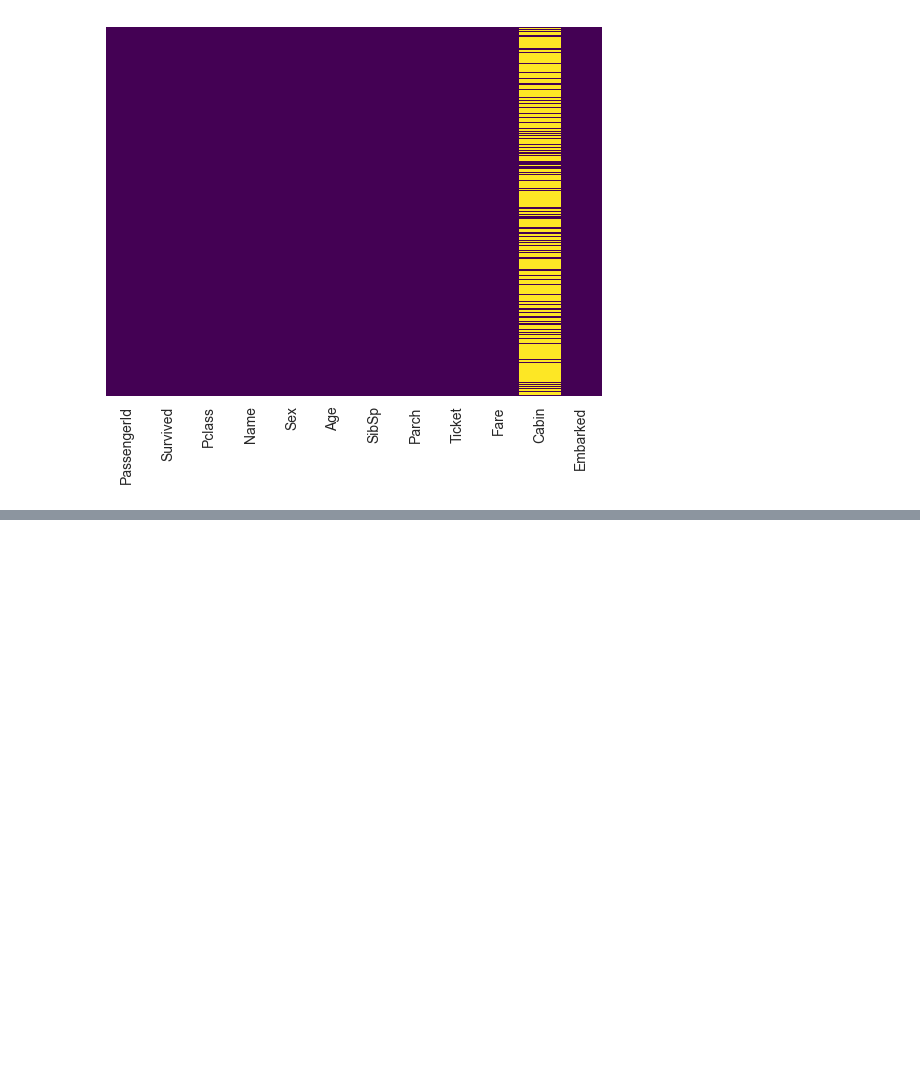
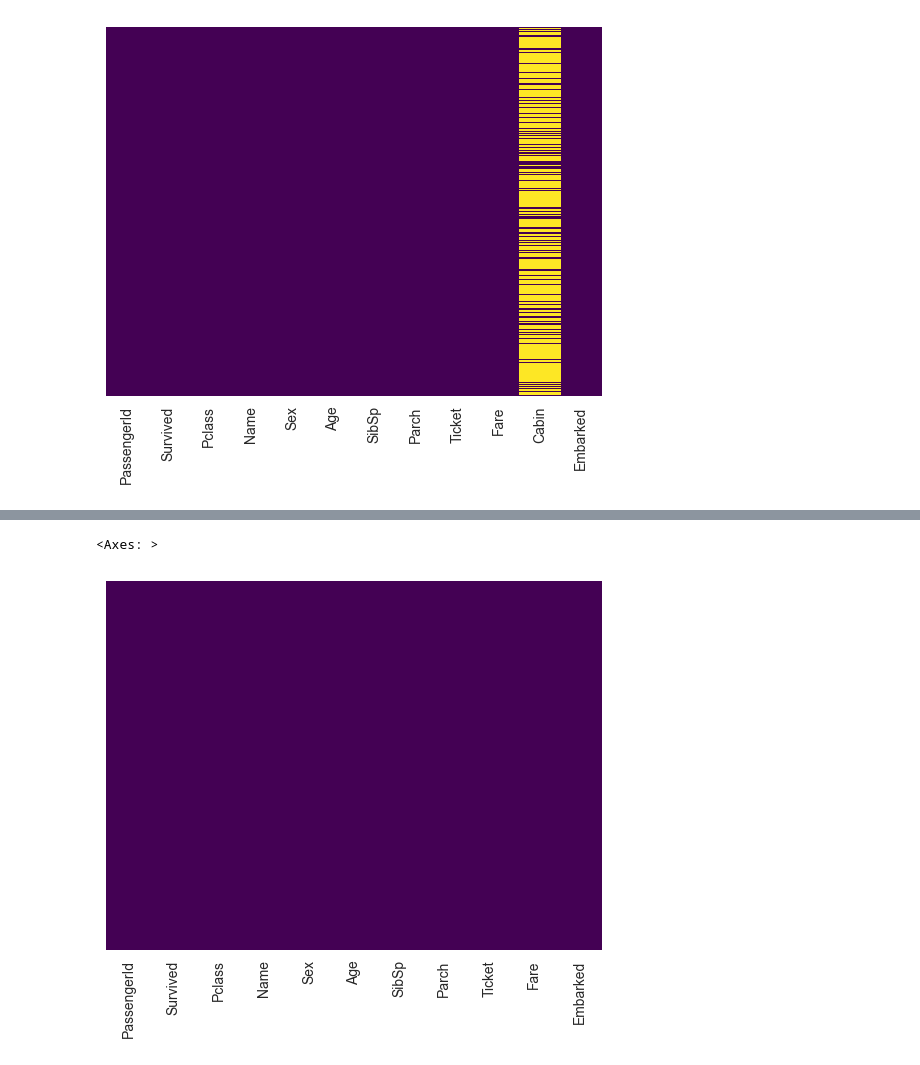
Before and after one commit to shiva-coding-dev/Machine-Learning-Basics, a Jupyter notebook: Exploratory Data Analysis/titanic_train.ipynb, the cells around one changed output, grey strips where cells are left out. Cells and saved outputs as stored; diff of their text form; code cells hidden in the pictures; blank space fills up the shorter version.

```diff
--- a/Exploratory Data Analysis/titanic_train.ipynb
+++ b/Exploratory Data Analysis/titanic_train.ipynb
@@ -108,3 +108,6 @@ sns.heatmap(train.isnull(), yticklabels=False , cbar=False , cmap='viridis')
 # %% [output]
 <Axes: >
 [figure]
+# %%
+# Since the null values are too high in the cabin feature so we can drop that value
+train.drop('Cabin' , axis = 1 , inplace = True)
@@ -110,0 +123,5 @@ sns.heatmap(train.isnull(), yticklabels=False , cbar=False , cmap='viridis')
+# %%
+sns.heatmap(train.isnull(), yticklabels=False , cbar=False , cmap='viridis')
+# %% [output]
+<Axes: >
+[figure, added]
```
Also changed, not shown: parts of 10 cells of this notebook.
